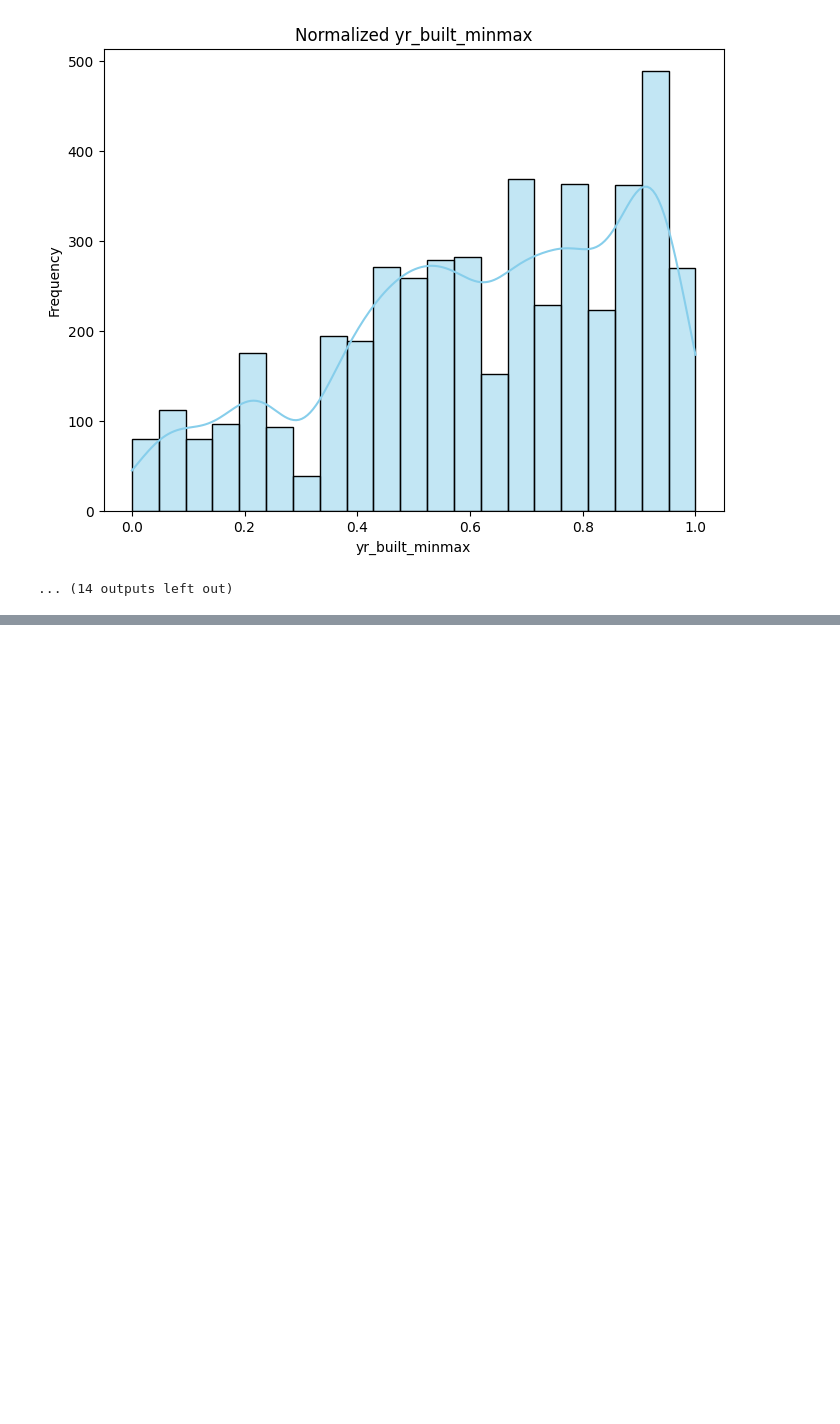
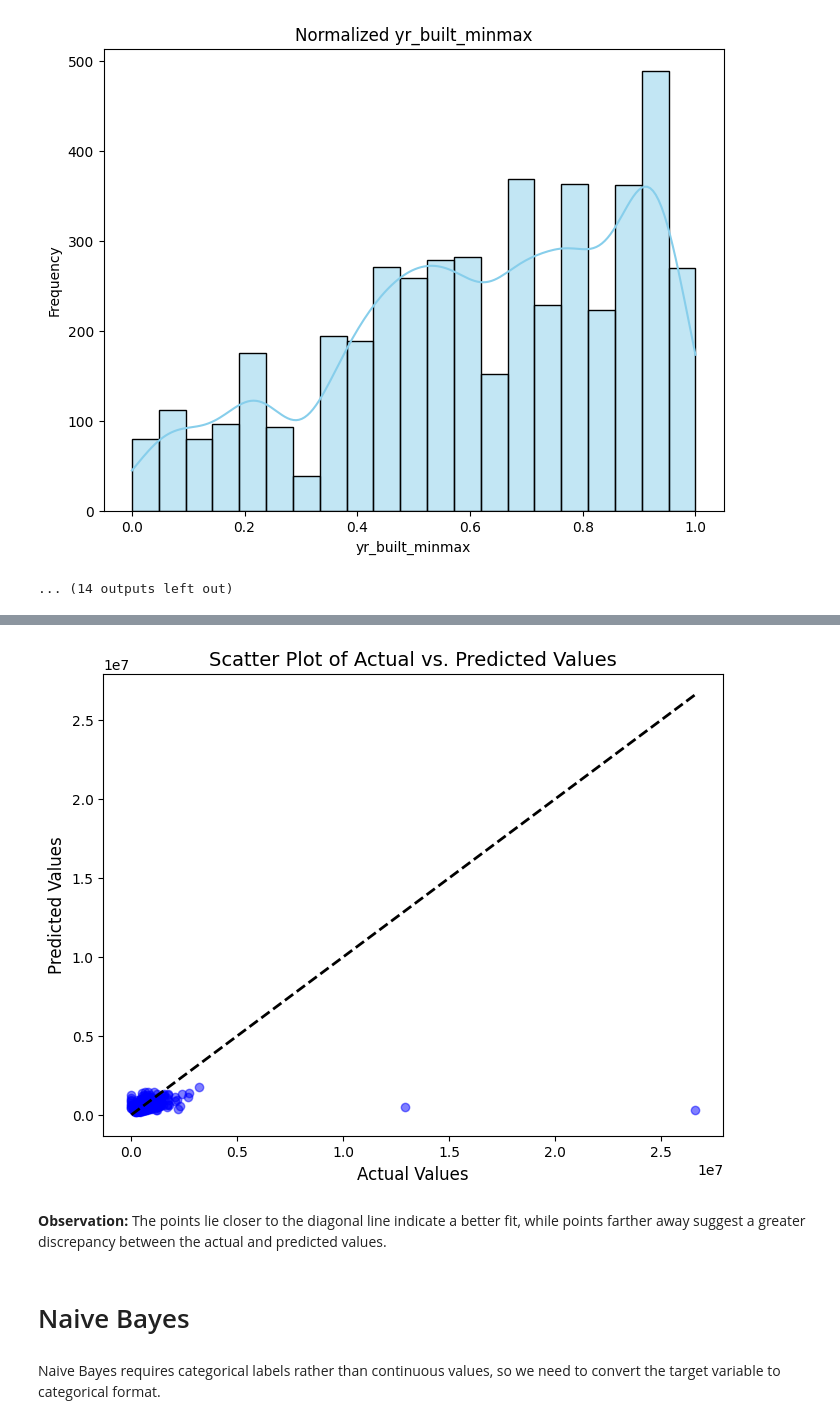
Before and after one commit to badrinarayanan02/machine_learning, a Jupyter notebook: 2348507_Ex1.ipynb, the cells around one changed output, grey strips where cells are left out. Saved outputs shown, nothing was run; the diff lists cells and outputs as text; code cells hidden in the pictures; blank space fills up the shorter version.

Commit message:
Analysis on House price prediction

```diff
--- a/2348507_Ex1.ipynb
+++ b/2348507_Ex1.ipynb
@@ -213,3 +220,6 @@ data
+# %%
+unnecessary_attributes = ['date', 'street', 'city', 'statezip', 'country']  # Update this list with the actual unnecessary attributes
+data = data.drop(unnecessary_attributes, axis=1)
 # %% [markdown]
 Identifying and normalizing all the attributes that has numerical values, using minmax and zscore normalization.
 
@@ -250,0 +283,2 @@ for column in processed_columns:
+# %%
+data = pd.get_dummies(data, columns=['year_built_bin', 'sqft_above_bin'], drop_first=True)
@@ -250,0 +287,16 @@ for column in processed_columns:
+# %%
+X = data.drop('price', axis=1)  # Features
+y = data['price']  # Target variable
+
+X_train, X_test, y_train, y_test = train_test_split(X, y, test_size=0.2, random_state=42)
+
+knn_reg = KNeighborsRegressor(n_neighbors=5)
+knn_reg.fit(X_train, y_train)
+y_pred = knn_reg.predict(X_test)
+
+# Evaluating the model
+mse = mean_squared_error(y_test, y_pred)
+r2 = r2_score(y_test, y_pred)
+
+print(f"Mean Squared Error: {mse}")
+print(f"R2 Score: {r2}")
@@ -250,0 +312,16 @@ for column in processed_columns:
+# %%
+plt.figure(figsize=(8, 6))
+plt.scatter(y_test, y_pred, color='blue', alpha=0.5)
+plt.plot([y_test.min(), y_test.max()], [y_test.min(), y_test.max()], 'k--', lw=2)
+plt.xlabel('Actual Values', fontsize=12)
+plt.ylabel('Predicted Values', fontsize=12)
+plt.title('Scatter Plot of Actual vs. Predicted Values', fontsize=14)
+plt.show()
+# %% [output]
+[figure, added]
+# %% [markdown]
+**Observation:** The points lie closer to the diagonal line indicate a better fit, while points farther away suggest a greater discrepancy between the actual and predicted values.
+# %% [markdown]
+# Naive Bayes
+# %% [markdown]
+Naive Bayes requires categorical labels rather than continuous values, so we need to convert the target variable to categorical format.
```
Also changed, not shown: parts of 12 cells of this notebook.
